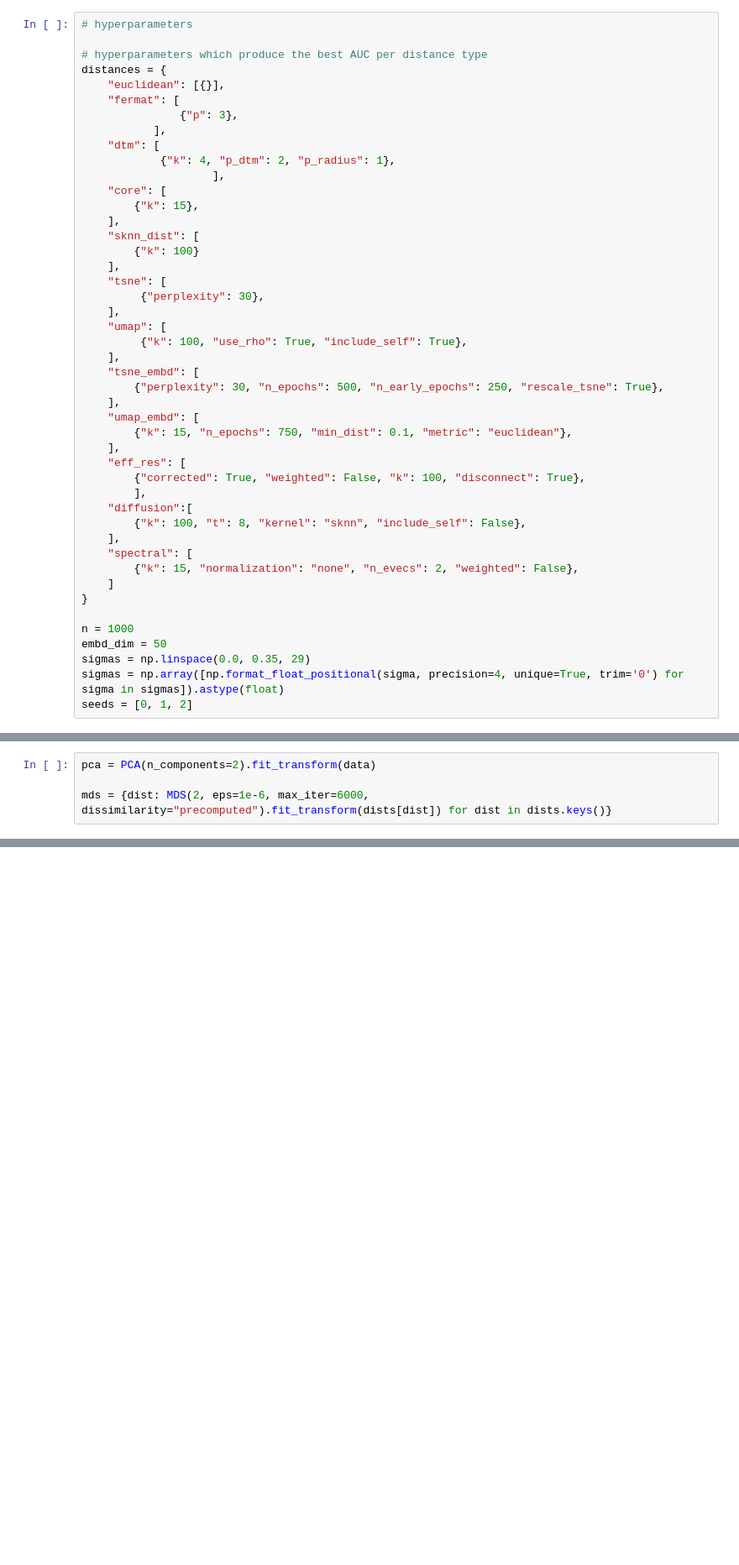
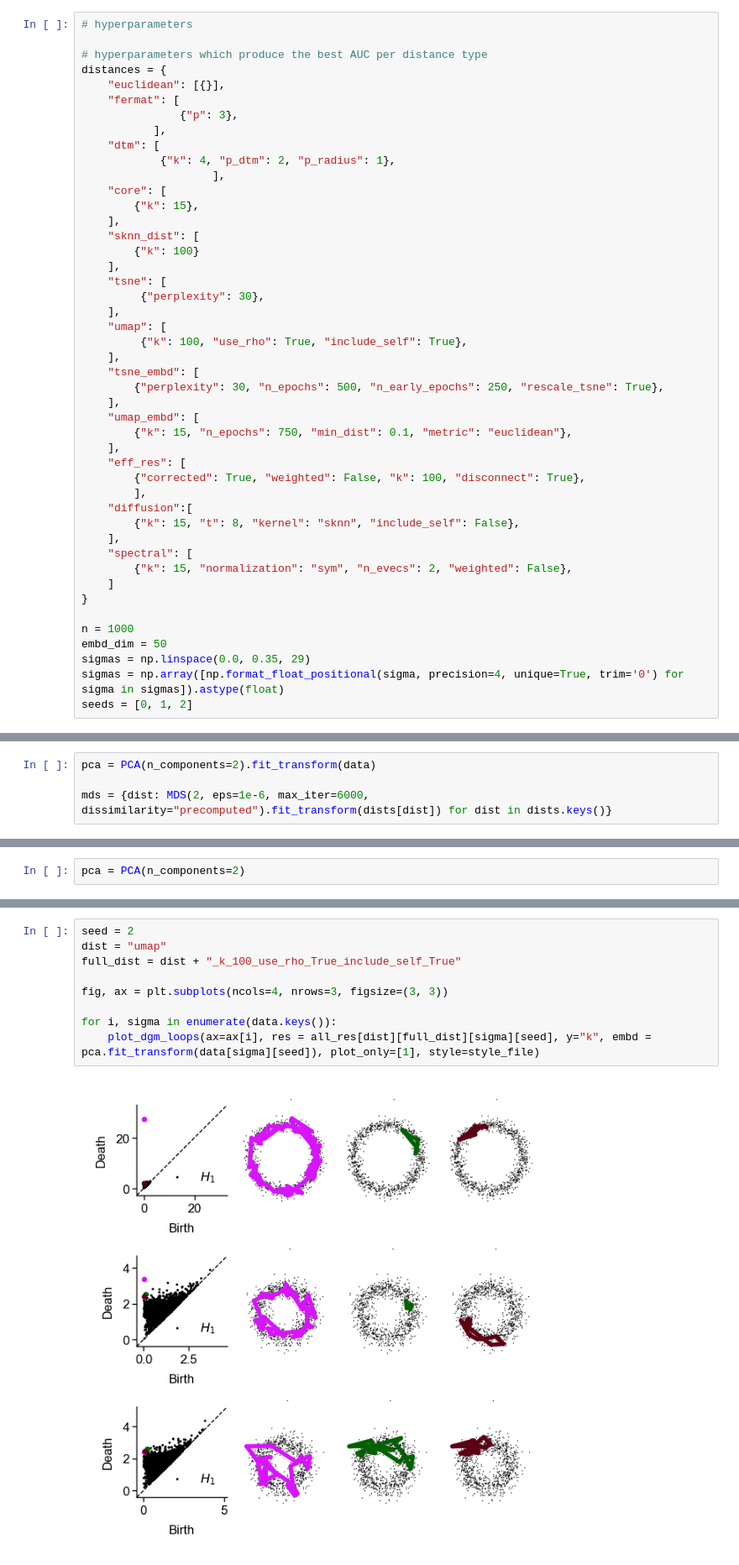
Before and after one commit to berenslab/eff-ph, a Jupyter notebook: notebooks/fig_circle.ipynb, the cells around one changed output, grey strips where cells are left out. Shown at 84% size. Saved outputs shown, nothing was run; the diff lists cells and outputs as text; blank space fills up the shorter version.

```diff
--- a/notebooks/fig_circle.ipynb
+++ b/notebooks/fig_circle.ipynb
@@ -55,10 +55,10 @@ distances = {
         {"corrected": True, "weighted": False, "k": 100, "disconnect": True},
         ],
     "diffusion":[
-        {"k": 100, "t": 8, "kernel": "sknn", "include_self": False},
+        {"k": 15, "t": 8, "kernel": "sknn", "include_self": False},
     ],
     "spectral": [
-        {"k": 15, "normalization": "none", "n_evecs": 2, "weighted": False},
+        {"k": 15, "normalization": "sym", "n_evecs": 2, "weighted": False},
     ]
 }
 
@@ -448,0 +507,2 @@ fig.savefig(os.path.join(fig_path, "fig_toy_circle_distances_mds.pdf"))
+# %%
+pca = PCA(n_components=2)
@@ -448,0 +524,11 @@ fig.savefig(os.path.join(fig_path, "fig_toy_circle_distances_mds.pdf"))
+# %%
+seed = 2
+dist = "umap"
+full_dist = dist + "_k_100_use_rho_True_include_self_True"
+
+fig, ax = plt.subplots(ncols=4, nrows=3, figsize=(3, 3))
+
+for i, sigma in enumerate(data.keys()):
+    plot_dgm_loops(ax=ax[i], res = all_res[dist][full_dist][sigma][seed], y="k", embd = pca.fit_transform(data[sigma][seed]), plot_only=[1], style=style_file)
+# %% [output]
+[figure, added]
```
Also changed, not shown: parts of 16 cells of this notebook.
